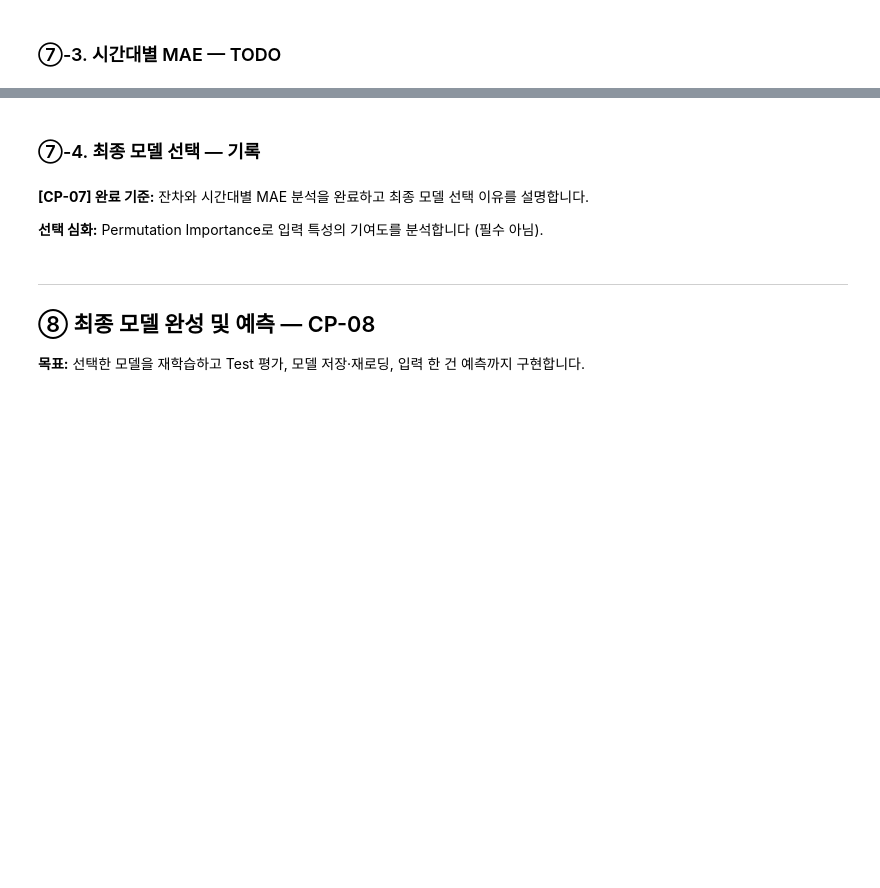
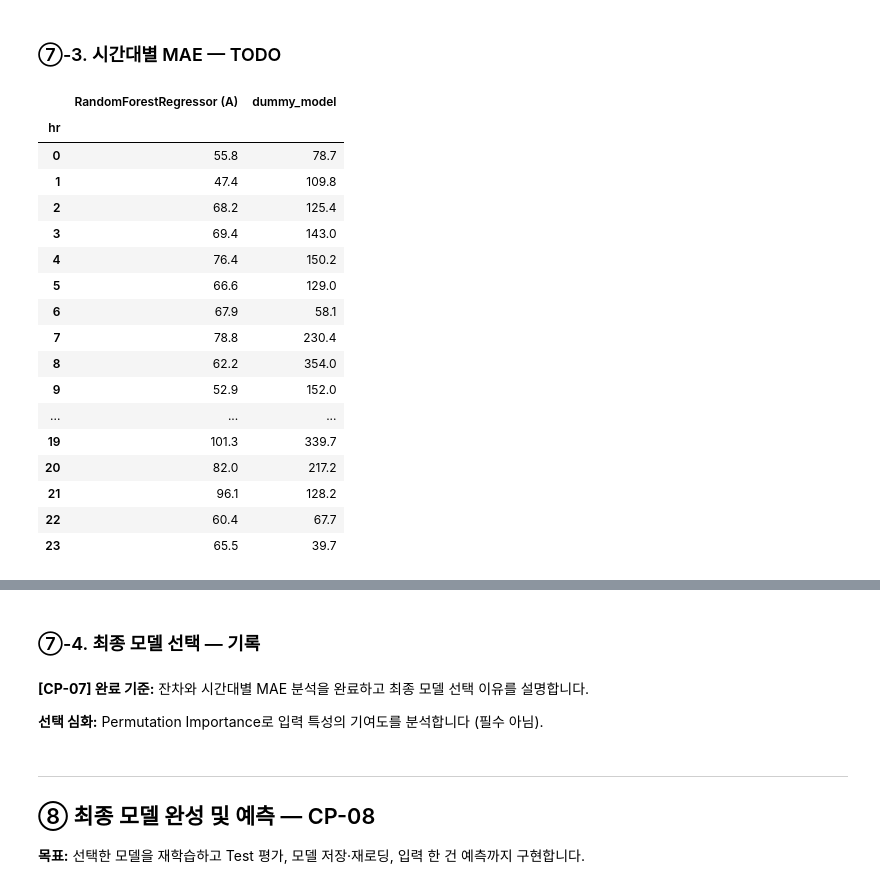
Before and after one commit to jeon87946/ai-mini-projects, a Jupyter notebook: mini-project-01/code/01_regression_bike_demand.ipynb, the cells around one changed output, grey strips where cells are left out. Cells and saved outputs as stored; diff of their text form; code cells hidden in the pictures; blank space fills up the shorter version.

```diff
--- a/mini-project-01/code/01_regression_bike_demand.ipynb
+++ b/mini-project-01/code/01_regression_bike_demand.ipynb
@@ -641,14 +654,33 @@ plt.show()
 # %%
 # [공통] 시간대별 오류 DataFrame
 hourly_mae = pd.DataFrame(index=range(24))
 hourly_mae.index.name = "hr"
 
 for name in candidates:
     # TODO 7-4. 모델별 절대오차와 시간대별 평균 절대오차를 계산합니다.
-    abs_err = ...
-    hourly_mae[name] = ...
+    abs_err = np.abs(pred_df["actual"] - pred_df[f"pred_{name}"])
+    hourly_mae[name] = abs_err.groupby(pred_df["hr"]).mean()
 
 display(hourly_mae.round(1))
+# %% [output]
+|  | RandomForestRegressor (A) | dummy_model |
+| hr |  |  |
+| 0 | 55.8 | 78.7 |
+| 1 | 47.4 | 109.8 |
+| 2 | 68.2 | 125.4 |
+| 3 | 69.4 | 143.0 |
+| 4 | 76.4 | 150.2 |
+| 5 | 66.6 | 129.0 |
+| 6 | 67.9 | 58.1 |
+| 7 | 78.8 | 230.4 |
+| 8 | 62.2 | 354.0 |
+| 9 | 52.9 | 152.0 |
+| ... | ... | ... |
+| 19 | 101.3 | 339.7 |
+| 20 | 82.0 | 217.2 |
+| 21 | 96.1 | 128.2 |
+| 22 | 60.4 | 67.7 |
+| 23 | 65.5 | 39.7 |
 # %%
 # TODO 7-5. 후보 모델들의 시간대별 MAE를 막대그래프로 표현합니다.
 # 힌트: plt.bar(), hourly_mae
```
Also changed, not shown: parts of 4 cells of this notebook.
